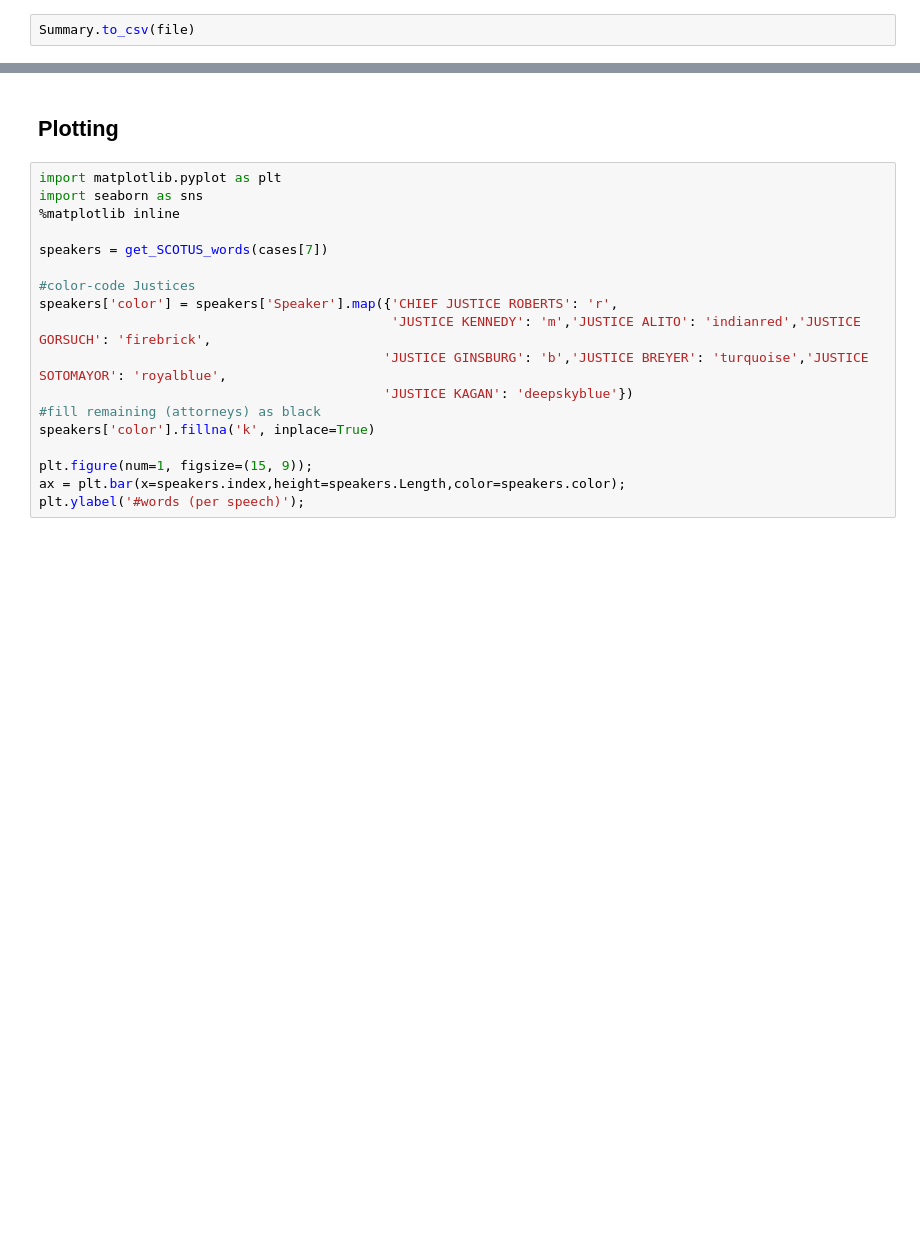
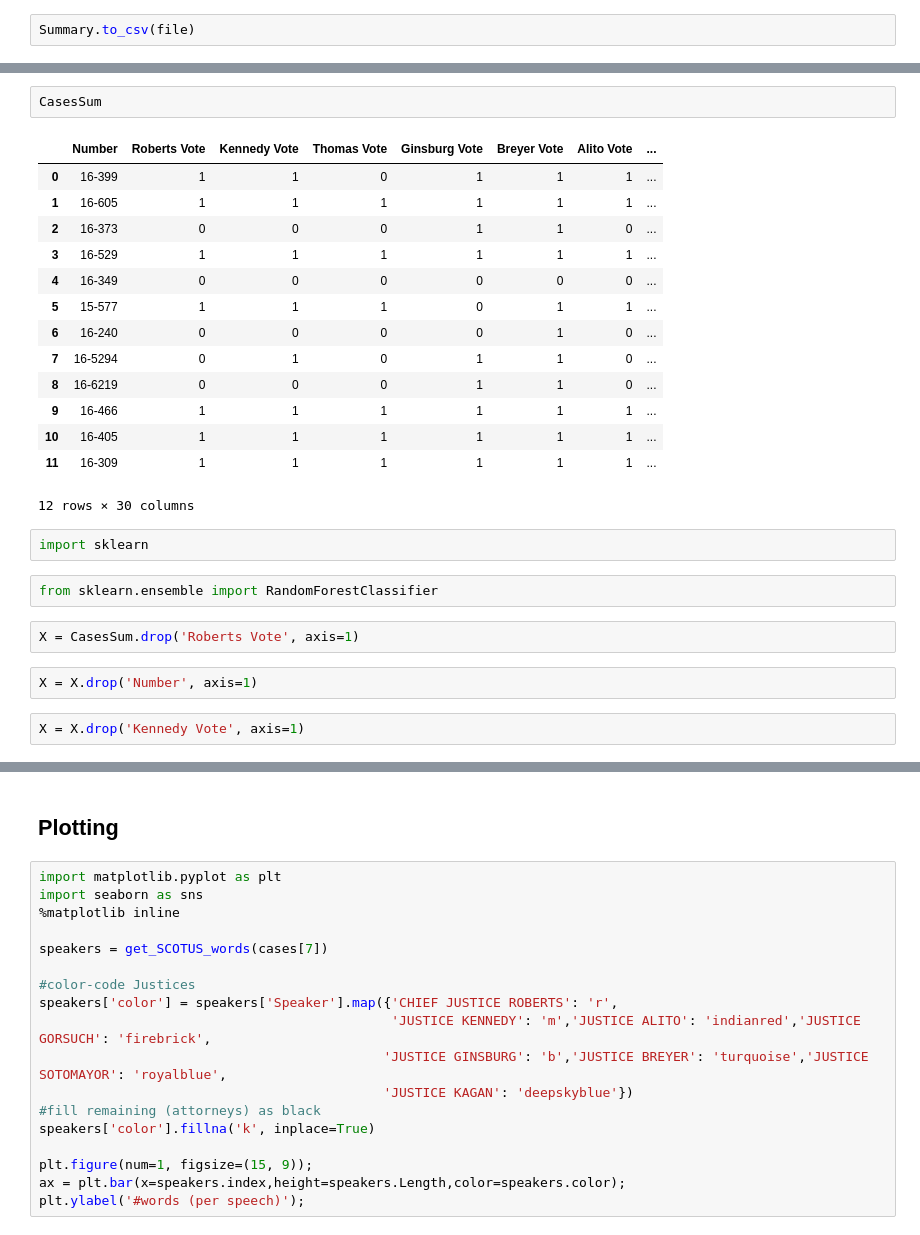
Before and after one commit to bschroedernyc/GA-projects, a Jupyter notebook: SCOTUS Multi.ipynb, the cells around one changed output, grey strips where cells are left out. Saved outputs shown, nothing was run; the diff lists cells and outputs as text; blank space fills up the shorter version.

```diff
--- a/SCOTUS Multi.ipynb
+++ b/SCOTUS Multi.ipynb
@@ -173,0 +352,27 @@ Summary.to_csv(file)
+# %%
+CasesSum
+# %% [output]
+|  | Number | Roberts Vote | Kennedy Vote | Thomas Vote | Ginsburg Vote | Breyer Vote | Alito Vote | ... |
+| 0 | 16-399 | 1 | 1 | 0 | 1 | 1 | 1 | ... |
+| 1 | 16-605 | 1 | 1 | 1 | 1 | 1 | 1 | ... |
+| 2 | 16-373 | 0 | 0 | 0 | 1 | 1 | 0 | ... |
+| 3 | 16-529 | 1 | 1 | 1 | 1 | 1 | 1 | ... |
+| 4 | 16-349 | 0 | 0 | 0 | 0 | 0 | 0 | ... |
+| 5 | 15-577 | 1 | 1 | 1 | 0 | 1 | 1 | ... |
+| 6 | 16-240 | 0 | 0 | 0 | 0 | 1 | 0 | ... |
+| 7 | 16-5294 | 0 | 1 | 0 | 1 | 1 | 0 | ... |
+| 8 | 16-6219 | 0 | 0 | 0 | 1 | 1 | 0 | ... |
+| 9 | 16-466 | 1 | 1 | 1 | 1 | 1 | 1 | ... |
+| 10 | 16-405 | 1 | 1 | 1 | 1 | 1 | 1 | ... |
+| 11 | 16-309 | 1 | 1 | 1 | 1 | 1 | 1 | ... |
+12 rows × 30 columns
+# %%
+import sklearn
+# %%
+from sklearn.ensemble import RandomForestClassifier
+# %%
+X = CasesSum.drop('Roberts Vote', axis=1)
+# %%
+X = X.drop('Number', axis=1)
+# %%
+X = X.drop('Kennedy Vote', axis=1)
```
Also changed, not shown: parts of 48 cells of this notebook, 1 other file.
